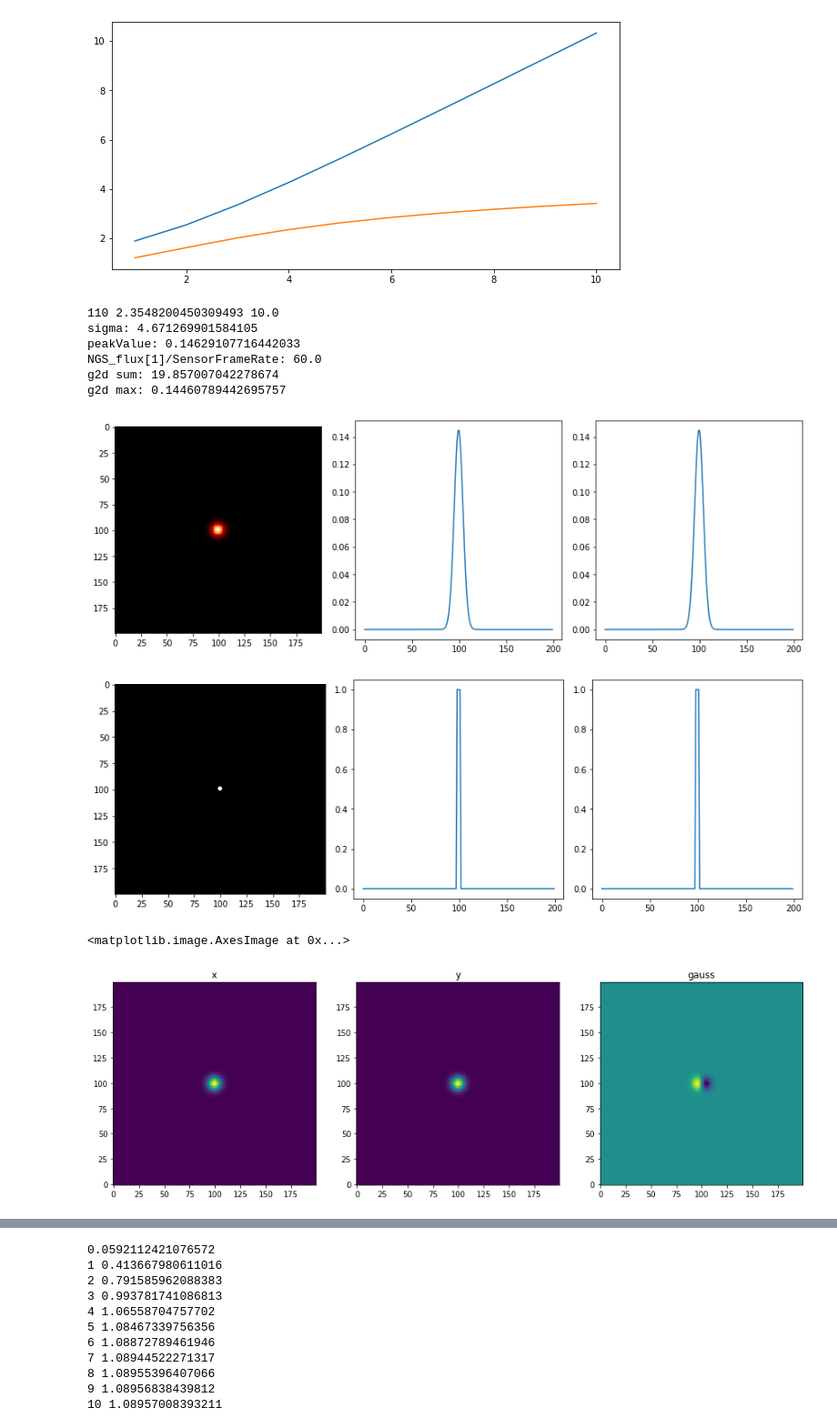
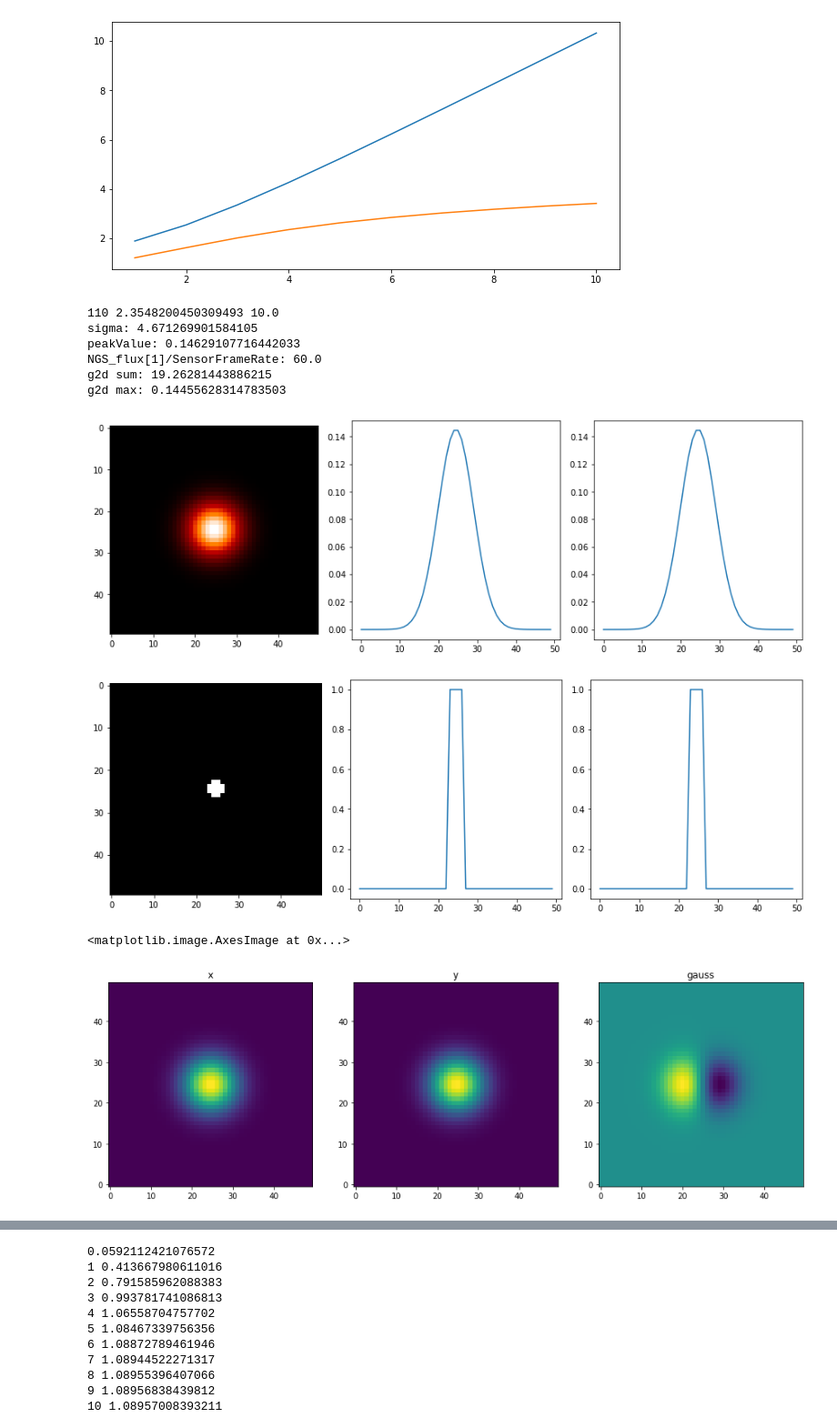
Before and after one commit to astro-tiptop/MASTSEL, a Jupyter notebook: MAVIS2.ipynb, the cells around one changed output, grey strips where cells are left out. Shown: that part at 91% size. Saved outputs shown, nothing was run; the diff lists cells and outputs as text; code cells hidden in the pictures.

```diff
--- a/MAVIS2.ipynb
+++ b/MAVIS2.ipynb
@@ -72,7 +77,7 @@ plt.show()
 def simple2Dgaussian(x, y, x0=0.0, y0=0.0, sg=1.0):
     return np.exp(-((x-x0)**2)/(2*sg**2)-((y-y0)**2)/(2*sg**2) )
 
-gridSize=200
+gridSize=50
 pixel_scale /= 4
 gridSpanArcsec= pixel_scale*gridSize/1000
 gridSpanRad = gridSpanArcsec/radiansToArcsecs
@@ -97,36 +102,36 @@ standardPsfPlot(g2d)
 p_offset = 1.0/4.0
 I_k_data = peakValue * simple2Dgaussian( xGrid, yGrid, 0, 0, asigma)
 I_k_prime_data = peakValue * simple2Dgaussian( xGrid, yGrid, p_offset, 0, asigma)
 
 f_k_data = I_k_data + skyBackground/SensorFrameRate
 f_k_prime_data = I_k_prime_data + skyBackground/SensorFrameRate
 
 # W
 W_Mask = np.zeros((gridSize,gridSize))
 fx = np.arange(-gridSize / 2., gridSize/ 2., 1.0) + 0.5
 (fx, fy) = np.meshgrid(fx, fx)
 W_Mask = np.where( np.logical_or(fx**2 +fy**2 > 2**2, fx**2 + fy**2 < 0**2), 0.0, 1.0)
 standardPsfPlot(W_Mask)
 
 plt.figure(figsize=(8*2, 5))
 plt.subplot(1, 3, 1)
 plt.title("x")
 plt.imshow(f_k_data, origin='lower', interpolation='nearest')
 plt.subplot(1, 3, 2)
 plt.title("y")
 plt.imshow(f_k_prime_data, origin='lower', interpolation='nearest')
 plt.subplot(1, 3, 3)
 plt.title("gauss")
 plt.imshow(f_k_data-f_k_prime_data, origin='lower', interpolation='nearest')
 # %% [output]
 110 2.3548200450309493 10.0
 sigma: 4.671269901584105
 peakValue: 0.14629107716442033
 NGS_flux[1]/SensorFrameRate: 60.0
-g2d sum: 19.857007042278674
-g2d max: 0.14460789442695757
+g2d sum: 19.26281443886215
+g2d max: 0.14455628314783503
-[figure, old version]
+[figure, new version]
-[figure, old version]
+[figure, new version]
 <matplotlib.image.AxesImage at 0x...>
-[figure, old version]
+[figure, new version]
 # %%
```
Also changed, not shown: parts of 4 cells of this notebook, 3 other files.
